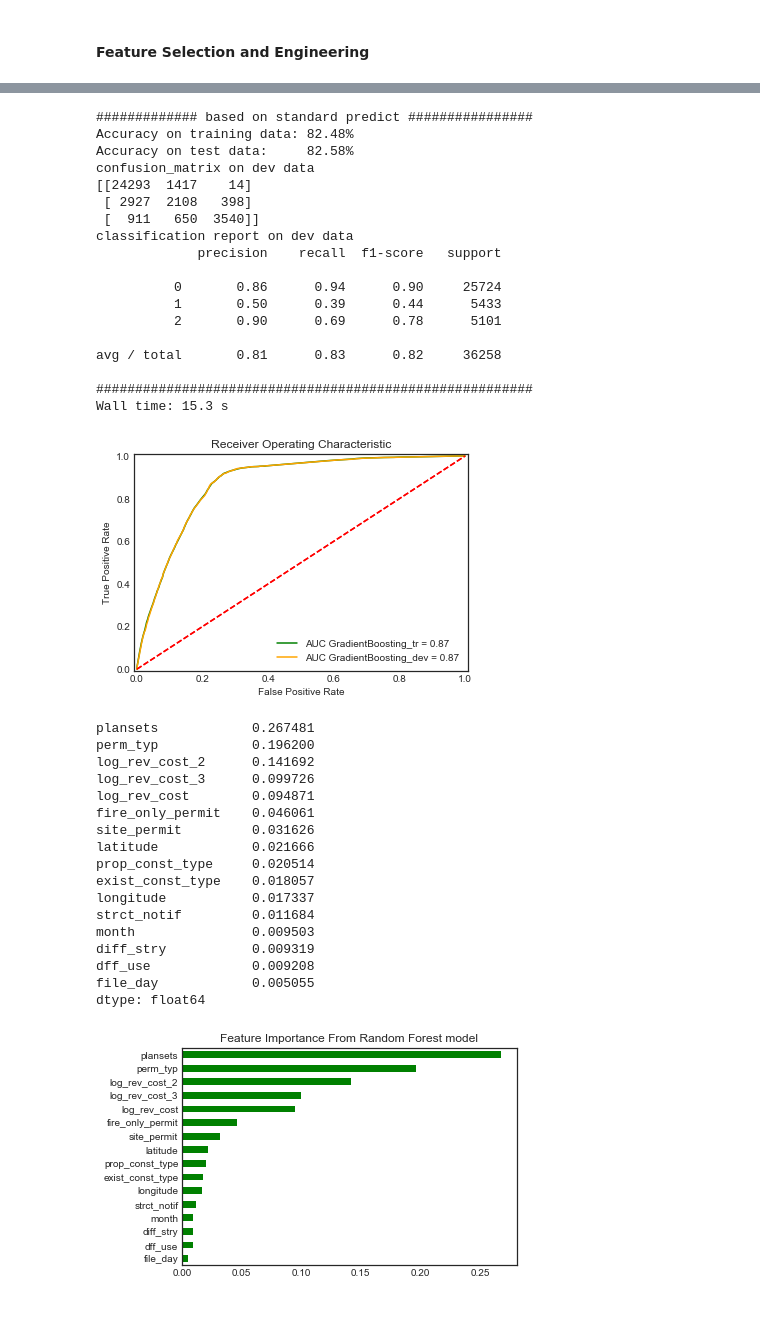
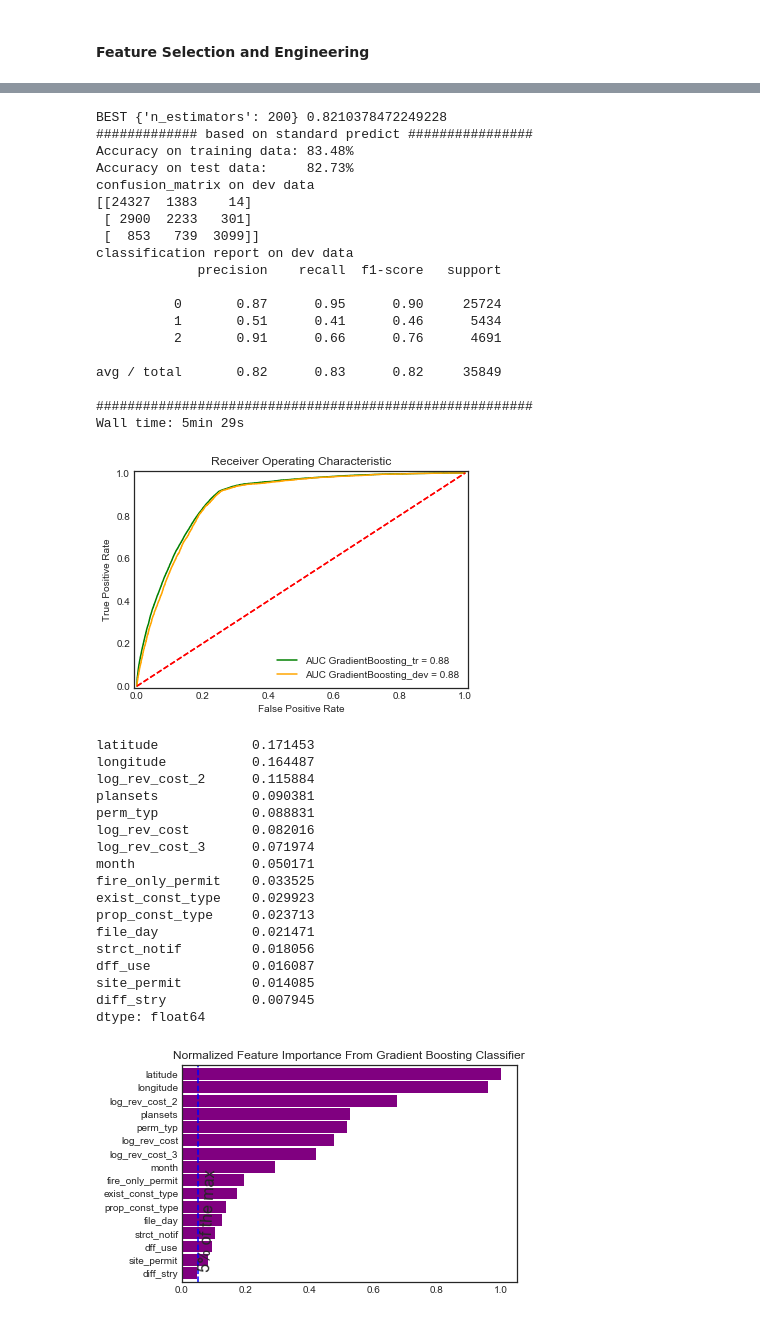
Before and after one commit to aparnack/data_science, a Jupyter notebook: projects/springboard_capstone/code/BuildingPermitSFO.ipynb, the cells around one changed output, grey strips where cells are left out. Cells and saved outputs as stored; diff of their text form; code cells hidden in the pictures.

Commit message:
The Building Permit Project code.
Corresponding to Milestone Report

```diff
--- a/projects/springboard_capstone/code/BuildingPermitSFO.ipynb
+++ b/projects/springboard_capstone/code/BuildingPermitSFO.ipynb
@@ -510,7 +531,5 @@ Dropping of Q4, 2017 makes sure that the permits which are not issued yet have w
 
 In this problem, if permit is not obtained within 3 months, it is unlikely that any business would want to know the likelihood of it coming within next 9 months or 3 months or beyond a year. Instead, if it matters to them, they would follow up. Hence, we would make 3 meaningful classes in time taken target variable, i.e. less than a week, less than 3 months and more than 3 months.
-# %%
-sfr = sfr.loc[sfr['file_dt'] < 'Oct 1, 2017',:]
 # %%
 # Executing the above decisions:
 # Henceforth time_taken is replaced with time_taken_filled
@@ -922,6 +936,3 @@ The conditions for doing ANOVA test:
 + The variability across the groups is about equal (and use graphical diagnostics to check if these conditions are met.): Without graphical diagnostics, it is evident from the "std" column that variability is not met.
 [Conditions required for ANOVA test](https://www.coursera.org/learn/inferential-statistics-intro/supplement/ctr7d/lesson-learning-objectives)* are not satisfied. Hence we can not conduct ANOVA test for comparing means average time across permit types.
 * : You might need to login and enroll into the course to access the link
-# %%
-sfr = sfr.loc[sfr['location'] != (0, 0),:]
-sfr.info()
@@ -1133,6 +1159,8 @@ def convert_bin_categories(y) :
 # Use label_binarize to be multi-label like settings
 # %% [markdown]
 #### Feature Selection and Engineering
+# %%
+sfr = sfr.loc[sfr.location != (0,0),:]
 # %%
 sfr = sfr.assign(longitude=sfr.location.apply(lambda x:x[0]))
 sfr = sfr.assign(latitude=sfr.location.apply(lambda x: x[1]))
@@ -1286,49 +1343,52 @@ Wall time: 24min 20s
 # %%
 %%time
-gb,aucgb1,aucgb2 = do_classify(GradientBoostingClassifier(n_estimators=30), None, Xtr,ytr,Xdev,ydev, score_func=None, n_folds=5, n_jobs=2,model_name='GradientBoosting',label=1,prob_dec=1) #'exponential',learning_rate=0.08,max_depth=4,min_weight_fraction_leaf=0.001
+parameters = {"n_estimators":[50,100,200]}
+gb,aucgb1,aucgb2 = do_classify(GradientBoostingClassifier(), parameters, Xtr,ytr,Xdev,ydev, score_func='f1_weighted', n_folds=5, n_jobs=2,model_name='GradientBoosting',label=1,prob_dec=1) #'exponential',learning_rate=0.08,max_depth=4,min_weight_fraction_leaf=0.001
 # %% [output]
+BEST {'n_estimators': 200} 0.8210378472249228
 ############# based on standard predict ################
-Accuracy on training data: 82.48%
-Accuracy on test data:     82.58%
+Accuracy on training data: 83.48%
+Accuracy on test data:     82.73%
 confusion_matrix on dev data
-[[24293  1417    14]
- [ 2927  2108   398]
- [  911   650  3540]]
+[[24327  1383    14]
+ [ 2900  2233   301]
+ [  853   739  3099]]
 classification report on dev data
              precision    recall  f1-score   support
 
-          0       0.86      0.94      0.90     25724
-          1       0.50      0.39      0.44      5433
-          2       0.90      0.69      0.78      5101
+          0       0.87      0.95      0.90     25724
+          1       0.51      0.41      0.46      5434
+          2       0.91      0.66      0.76      4691
 
-avg / total       0.81      0.83      0.82     36258
+avg / total       0.82      0.83      0.82     35849
 
 ########################################################
-Wall time: 15.3 s
+Wall time: 5min 29s
-[figure, old version]
+[figure, new version]
 # %%
-feature_labels = np.array(list(X.columns))
-pd.Series(rf.feature_importances_,index=feature_labels).sort_values(ascending=False)
+pd.Series(gb.feature_importances_,index=feature_labels).sort_values(ascending=False)
 # %% [output]
-plansets            0.267481
-perm_typ            0.196200
-log_rev_cost_2      0.141692
-log_rev_cost_3      0.099726
-log_rev_cost        0.094871
-fire_only_permit    0.046061
-site_permit         0.031626
-latitude            0.021666
-prop_const_type     0.020514
-exist_const_type    0.018057
-longitude           0.017337
-strct_notif         0.011684
-month               0.009503
-diff_stry           0.009319
-dff_use             0.009208
-file_day            0.005055
+latitude            0.171453
+longitude           0.164487
+log_rev_cost_2      0.115884
+plansets            0.090381
+perm_typ            0.088831
+log_rev_cost        0.082016
+log_rev_cost_3      0.071974
+month               0.050171
+fire_only_permit    0.033525
+exist_const_type    0.029923
+prop_const_type     0.023713
+file_day            0.021471
+strct_notif         0.018056
+dff_use             0.016087
+site_permit         0.014085
+diff_stry           0.007945
 dtype: float64
 # %%
-(pd.Series(rf.feature_importances_,index=feature_labels).sort_values(ascending=True)).plot.barh(color='g')
-_ = plt.title('Feature Importance From Random Forest model')
+(pd.Series(gb.feature_importances_,index=feature_labels).sort_values(ascending=True)/np.max(gb.feature_importances_)).plot.barh(color='purple',width=0.9)
+_ = plt.title('Normalized Feature Importance From Gradient Boosting Classifier')
+_ = plt.axvline(0.05,linestyle='--',color='b')
+_ = plt.text(0.05,7,'5% of the max',rotation=87,fontsize=16)
 # %% [output]
-[figure, old version]
+[figure, new version]
```
Also changed, not shown: parts of 76 cells of this notebook.
